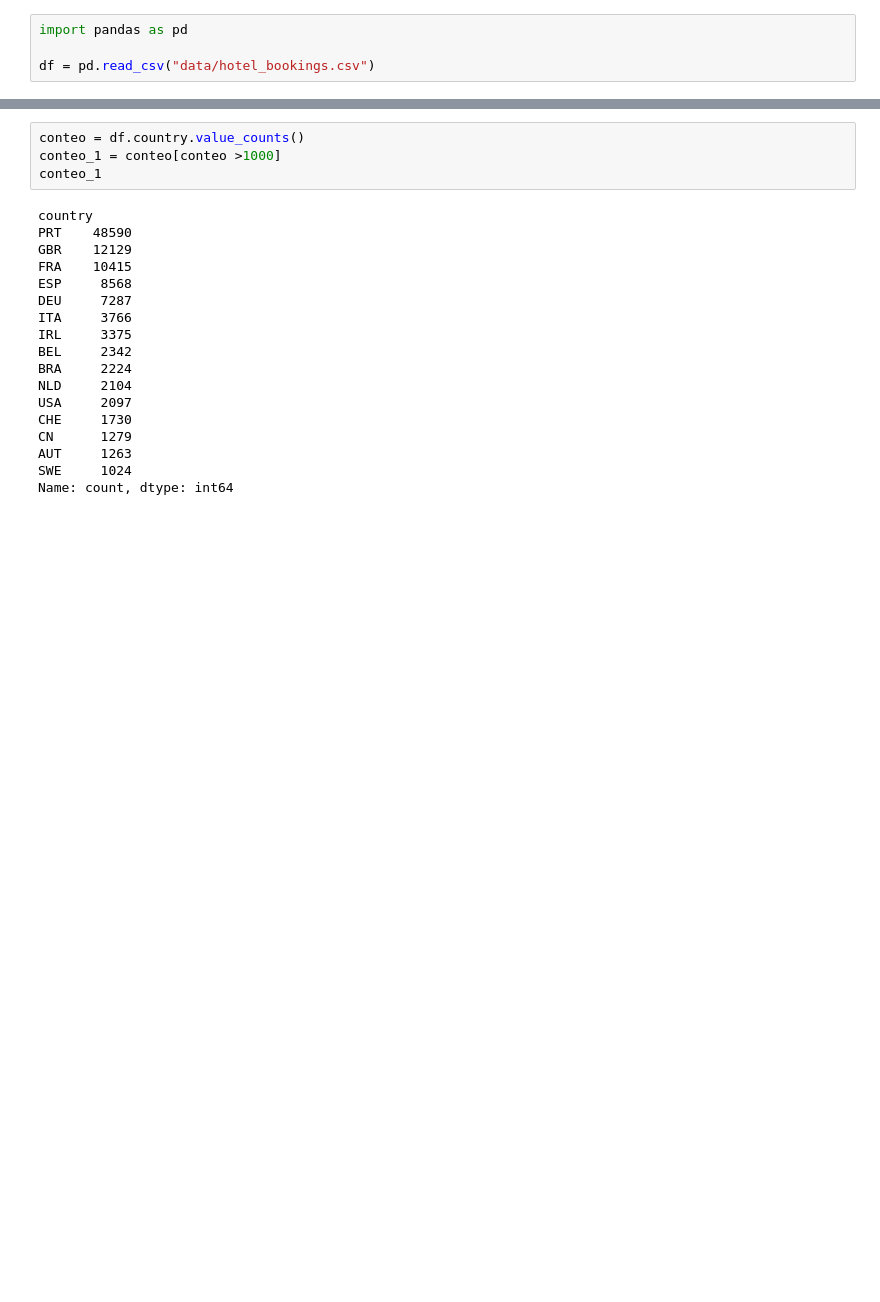
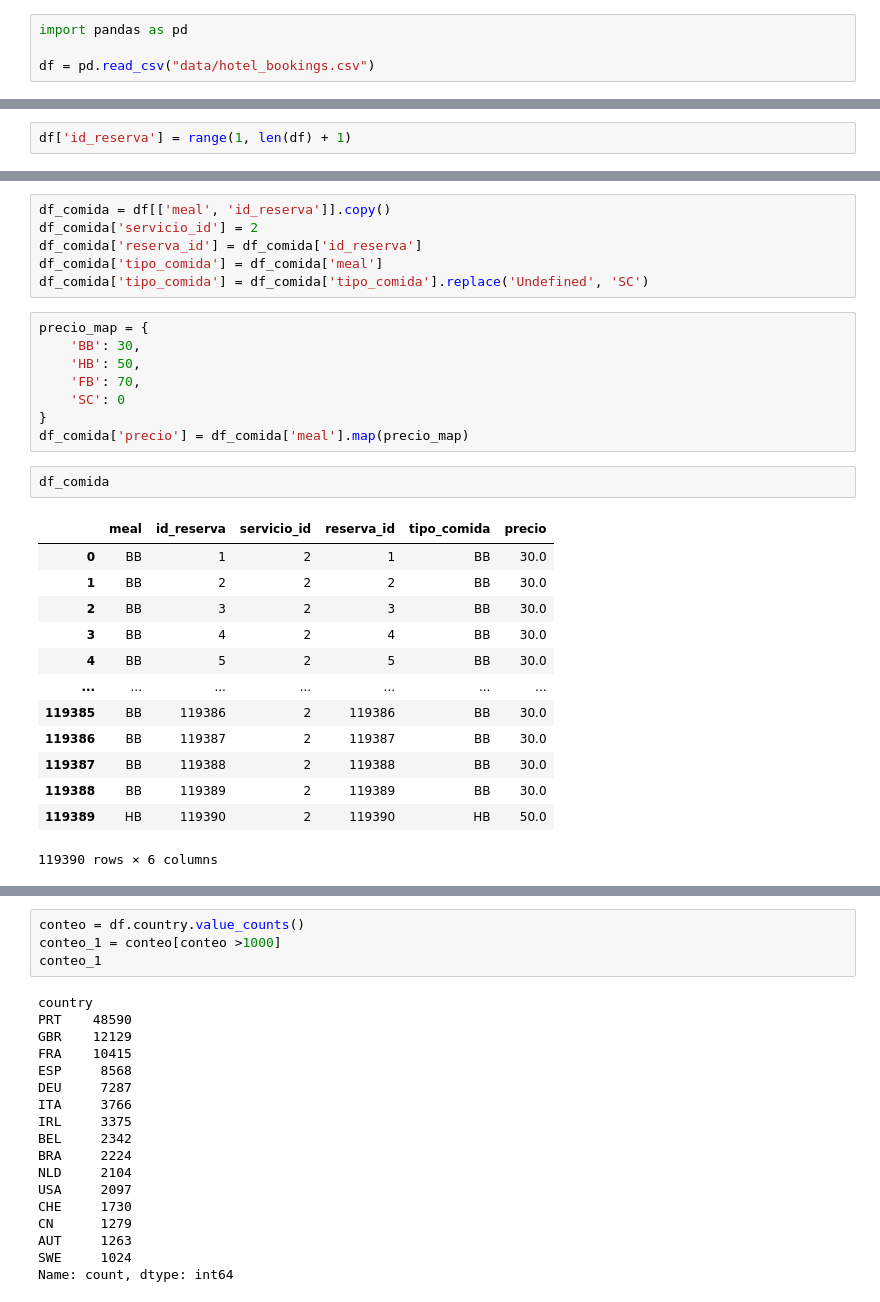
Before and after one commit to Marpp98/SQL_Resort_Relational_Database_EDA, a Jupyter notebook: comprobacion_datos.ipynb, the cells around one changed output, grey strips where cells are left out. Saved outputs shown, nothing was run; the diff lists cells and outputs as text; blank space fills up the shorter version.

```diff
--- a/comprobacion_datos.ipynb
+++ b/comprobacion_datos.ipynb
@@ -19 +49,3 @@ df.sample(10)
 10 rows × 31 columns
+# %%
+df['id_reserva'] = range(1, len(df) + 1)
@@ -19,0 +497,30 @@ df.sample(10)
+# %%
+df_comida = df[['meal', 'id_reserva']].copy()
+df_comida['servicio_id'] = 2
+df_comida['reserva_id'] = df_comida['id_reserva']
+df_comida['tipo_comida'] = df_comida['meal']
+df_comida['tipo_comida'] = df_comida['tipo_comida'].replace('Undefined', 'SC')
+# %%
+precio_map = {
+    'BB': 30,
+    'HB': 50,
+    'FB': 70,
+    'SC': 0
+}
+df_comida['precio'] = df_comida['meal'].map(precio_map)
+# %%
+df_comida
+# %% [output]
+|  | meal | id_reserva | servicio_id | reserva_id | tipo_comida | precio |
+| 0 | BB | 1 | 2 | 1 | BB | 30.0 |
+| 1 | BB | 2 | 2 | 2 | BB | 30.0 |
+| 2 | BB | 3 | 2 | 3 | BB | 30.0 |
+| 3 | BB | 4 | 2 | 4 | BB | 30.0 |
+| 4 | BB | 5 | 2 | 5 | BB | 30.0 |
+| ... | ... | ... | ... | ... | ... | ... |
+| 119385 | BB | 119386 | 2 | 119386 | BB | 30.0 |
+| 119386 | BB | 119387 | 2 | 119387 | BB | 30.0 |
+| 119387 | BB | 119388 | 2 | 119388 | BB | 30.0 |
+| 119388 | BB | 119389 | 2 | 119389 | BB | 30.0 |
+| 119389 | HB | 119390 | 2 | 119390 | HB | 50.0 |
+119390 rows × 6 columns
```
Also changed, not shown: parts of 55 cells of this notebook, 4 other files.
